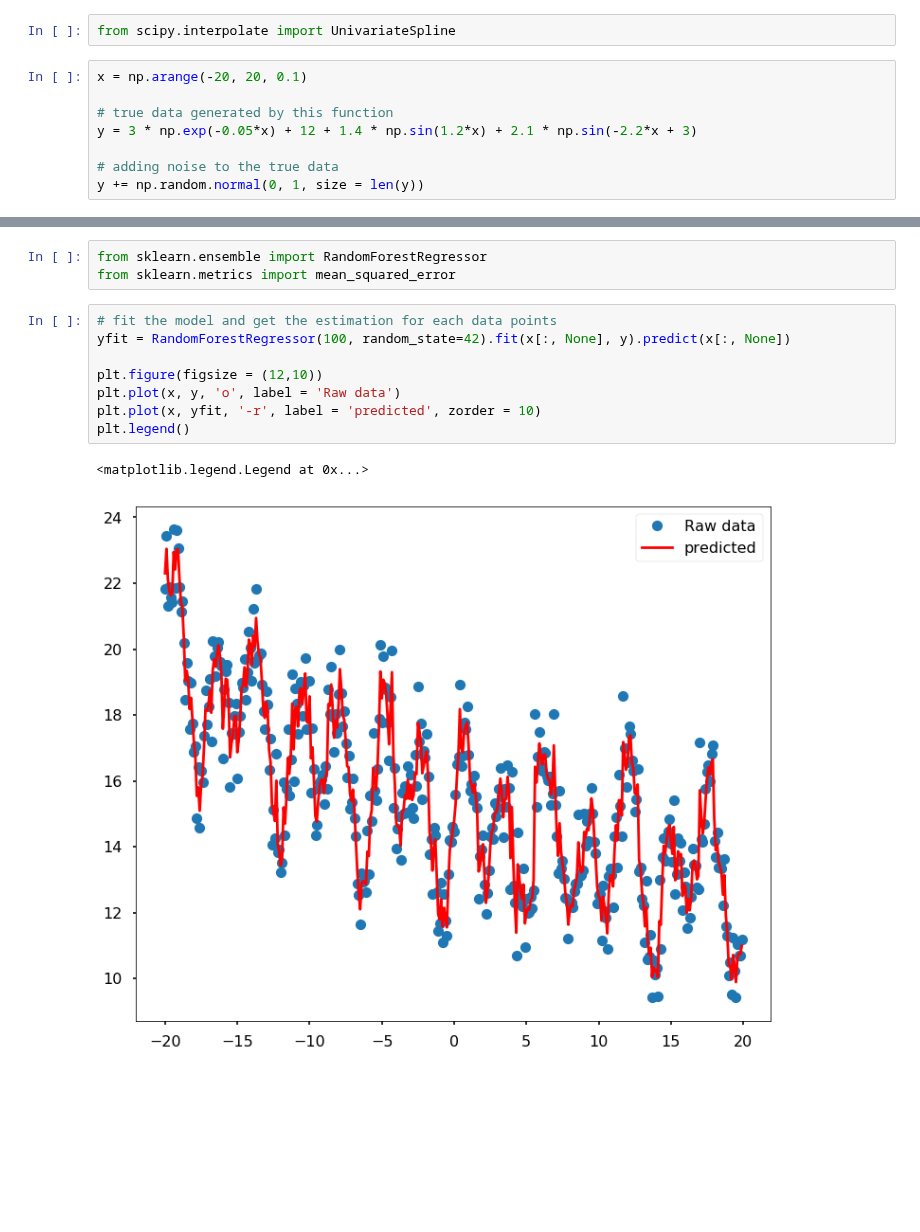
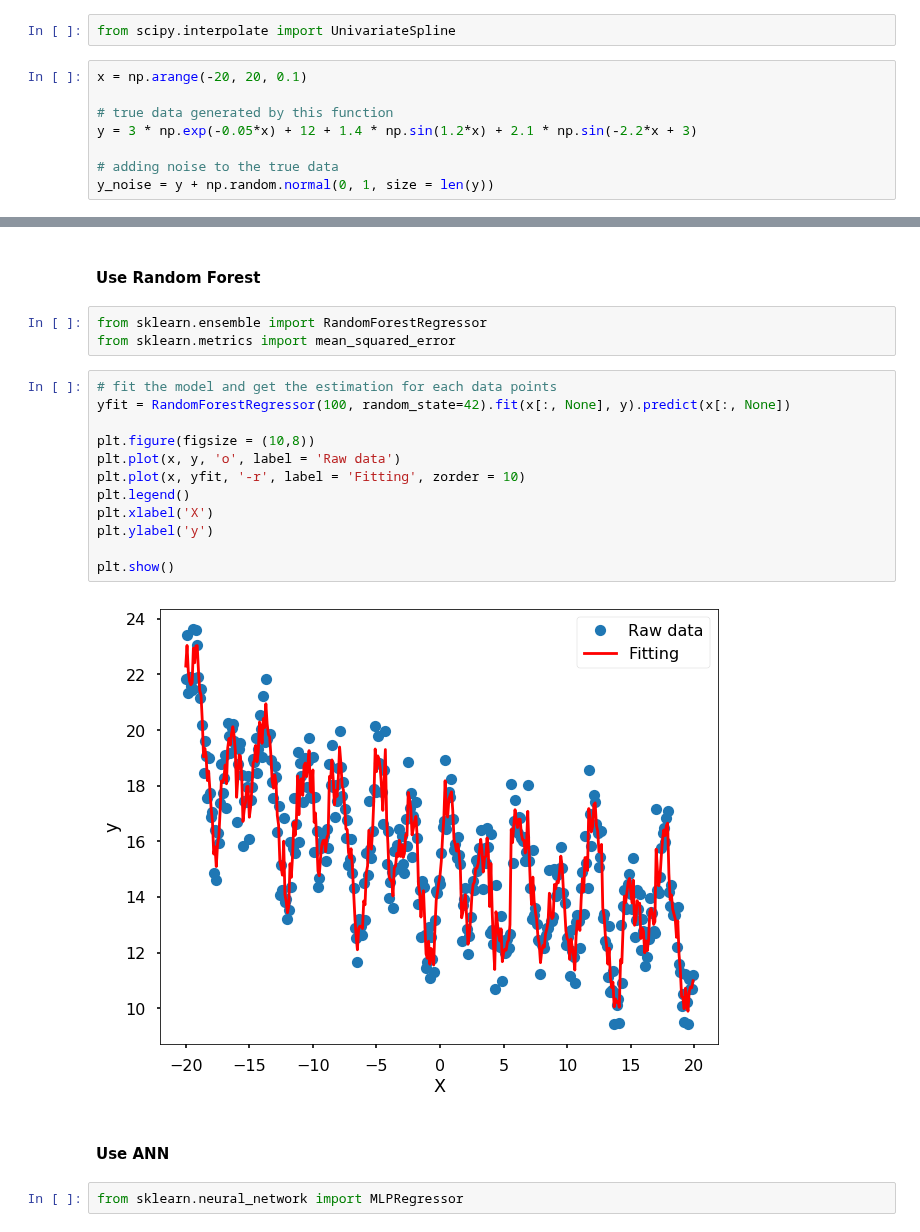
Before and after one commit to qingkaikong/blog, a Jupyter notebook: 2018_18_Curve_fitting/Curve_fitting.ipynb, the cells around one changed output, grey strips where cells are left out. Saved outputs shown, nothing was run; the diff lists cells and outputs as text; blank space fills up the shorter version.

```diff
--- a/2018_18_Curve_fitting/Curve_fitting.ipynb
+++ b/2018_18_Curve_fitting/Curve_fitting.ipynb
@@ -67,6 +69,6 @@ x = np.arange(-20, 20, 0.1)
 y = 3 * np.exp(-0.05*x) + 12 + 1.4 * np.sin(1.2*x) + 2.1 * np.sin(-2.2*x + 3)
 
 # adding noise to the true data
-y += np.random.normal(0, 1, size = len(y))
+y_noise = y + np.random.normal(0, 1, size = len(y))
 # %%
 plt.figure(figsize = (10, 8))
@@ -96,14 +103,23 @@ plt.show()
+# %% [markdown]
+#### Use Random Forest
 # %%
 from sklearn.ensemble import RandomForestRegressor
 from sklearn.metrics import mean_squared_error
 # %%
 # fit the model and get the estimation for each data points
 yfit = RandomForestRegressor(100, random_state=42).fit(x[:, None], y).predict(x[:, None])
 
-plt.figure(figsize = (12,10))
+plt.figure(figsize = (10,8))
 plt.plot(x, y, 'o', label = 'Raw data')
-plt.plot(x, yfit, '-r', label = 'predicted', zorder = 10)
+plt.plot(x, yfit, '-r', label = 'Fitting', zorder = 10)
 plt.legend()
+plt.xlabel('X')
+plt.ylabel('y')
+
+plt.show()
 # %% [output]
-<matplotlib.legend.Legend at 0x...>
-[figure, old version]
+[figure, new version]
+# %% [markdown]
+#### Use ANN
+# %%
+from sklearn.neural_network import MLPRegressor
```
Also changed, not shown: parts of 14 cells of this notebook.
